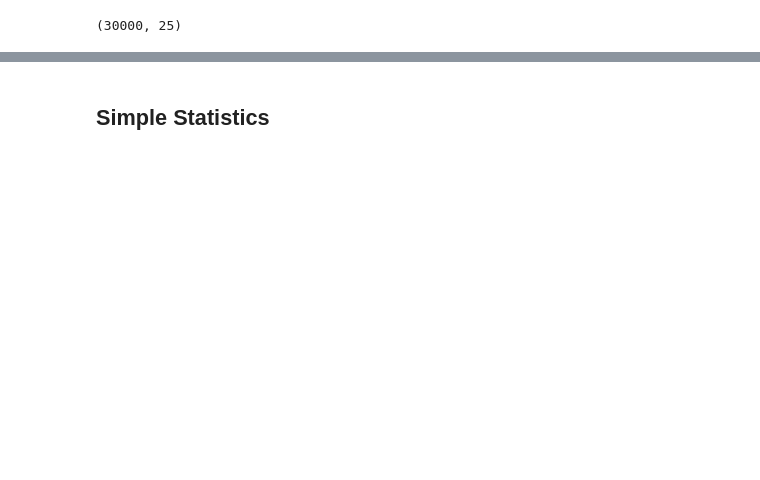
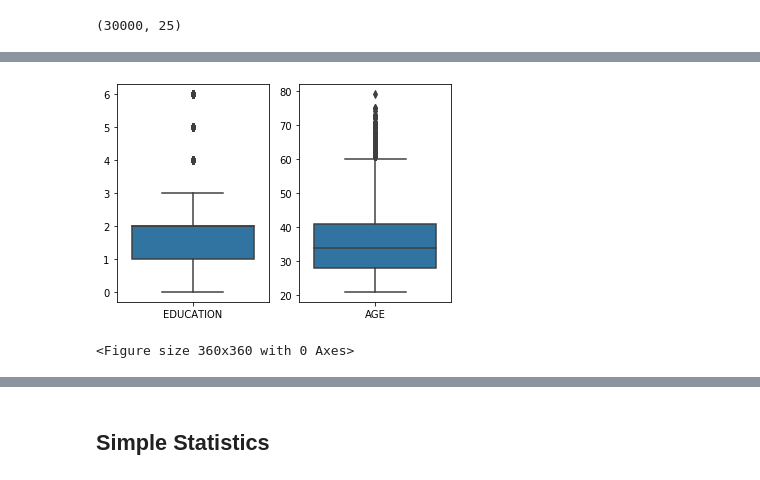
Before and after one commit to pankajti/msds_7331_proj, a Jupyter notebook: Lab 1.ipynb, the cells around one changed output, grey strips where cells are left out. Drawn from its saved outputs; the diff is of its cells as text; code cells hidden in the pictures; blank space fills up the shorter version.

```diff
--- a/Lab 1.ipynb
+++ b/Lab 1.ipynb
@@ -90,6 +133,6 @@ pd.set_option('display.max_columns',50)
 # %%
 #Read the data
-ccdefault=pd.read_csv('./data/UCI_Credit_Card.csv')
+ccdefault=pd.read_csv('./UCI_Credit_Card.csv')
 
 ccdefault.shape
 # %% [output]
@@ -121,0 +206,9 @@ memory usage: 5.7 MB
+# %%
+fig, (ax1, ax2) = plt.subplots(1,2)
+plt.figure(figsize=(5,5))
+sns.boxplot(data=ccdefault[["EDUCATION"]], ax=ax1)
+sns.boxplot(data=ccdefault[["AGE"]], ax=ax2)
+plt.show()
+# %% [output]
+[figure, added]
+<Figure size 360x360 with 0 Axes>
```
Also changed, not shown: parts of 50 cells of this notebook.
